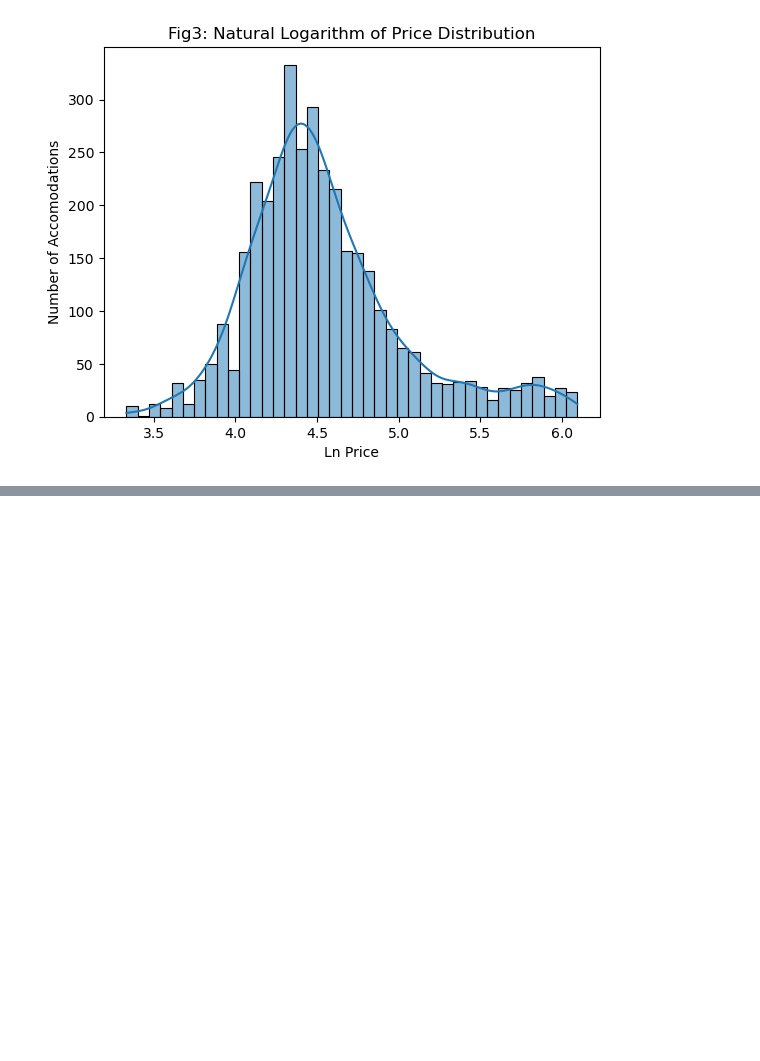
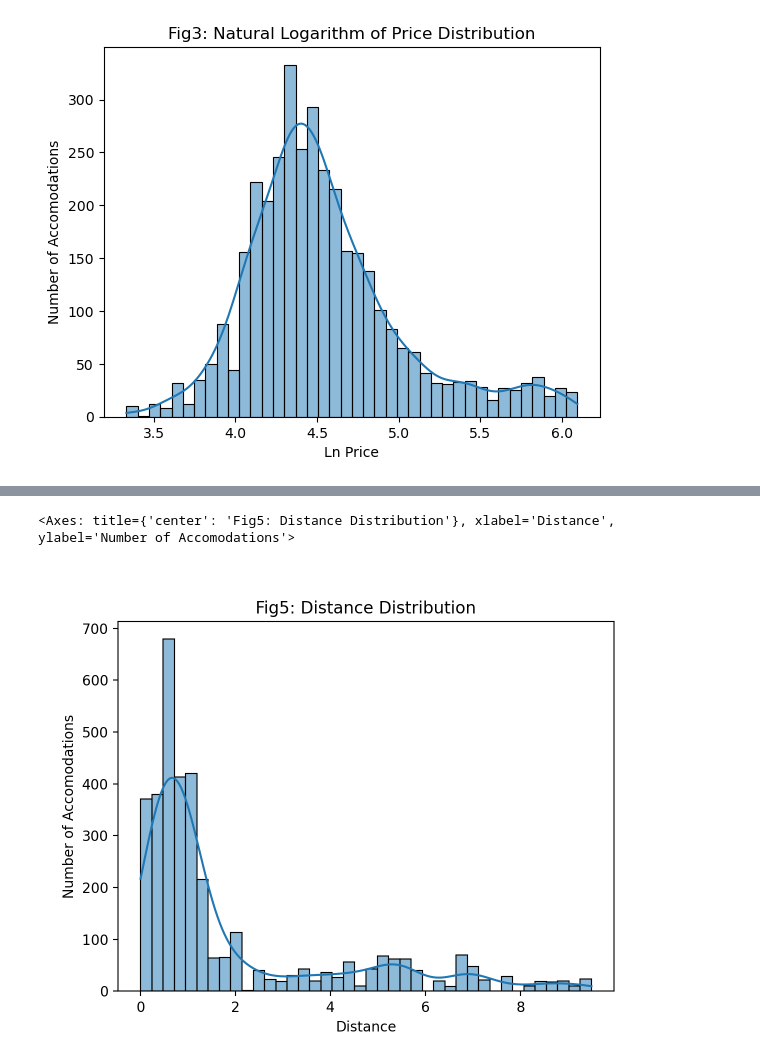
Before and after one commit to mateschieszler/DA2_2023, a Jupyter notebook: work-files/assignment2/Assignment-2_code_work.ipynb, the cells around one changed output, grey strips where cells are left out. Saved outputs shown, nothing was run; the diff lists cells and outputs as text; code cells hidden in the pictures; blank space fills up the shorter version.

```diff
--- a/work-files/assignment2/Assignment-2_code_work.ipynb
+++ b/work-files/assignment2/Assignment-2_code_work.ipynb
@@ -108,0 +217,11 @@ fig3
+# %%
+# filter out outliers, which are probably errors (very far from city centre)
+filtered_naples = df_naples.loc[df_naples['distance'] <= 9.5]
+# %%
+# Make a hist of the distance from the filtered data
+fig5 = sns.histplot(filtered_naples['distance'],bins=40 ,kde=True)
+fig5.set(title='Fig5: Distance Distribution', xlabel='Distance', ylabel='Number of Accomodations')
+fig5
+# %% [output]
+<Axes: title={'center': 'Fig5: Distance Distribution'}, xlabel='Distance', ylabel='Number of Accomodations'>
+[figure, added]
```
Also changed, not shown: parts of 26 cells of this notebook, 1 other file.
